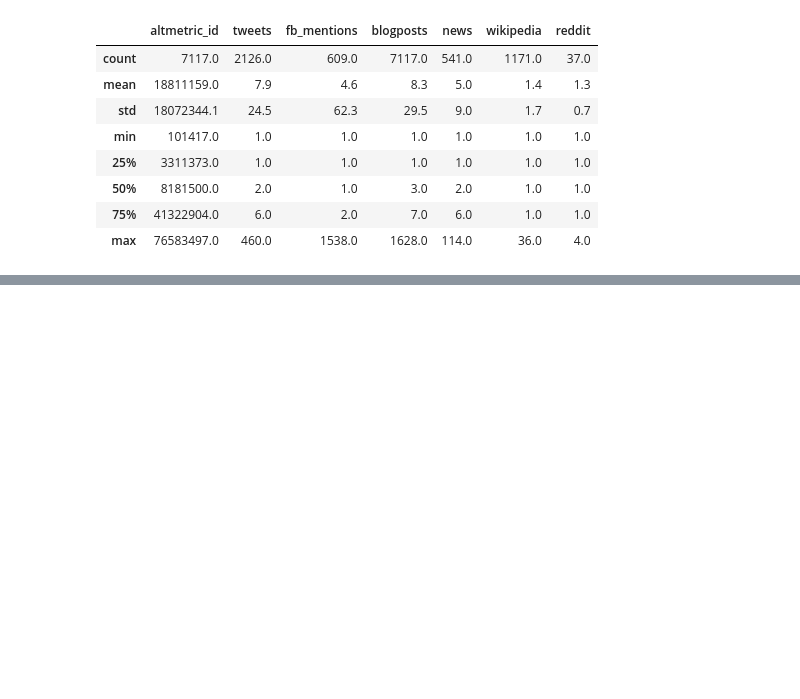
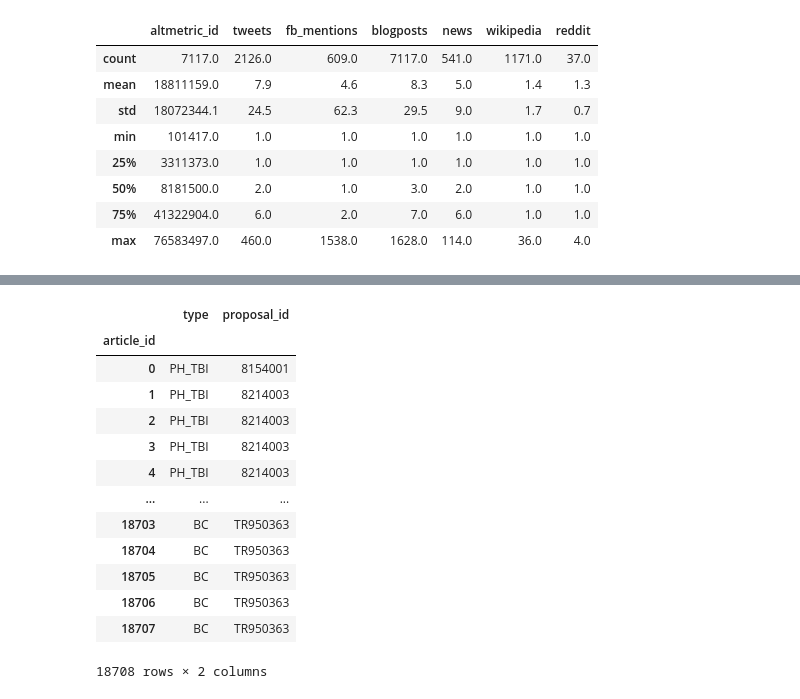
Before and after one commit to ScholCommLab/tracking-grants, a Jupyter notebook: notebooks/reports/interim_report_1.ipynb, the cells around one changed output, grey strips where cells are left out. Cells and saved outputs as stored; diff of their text form; code cells hidden in the pictures; blank space fills up the shorter version.

```diff
--- a/notebooks/reports/interim_report_1.ipynb
+++ b/notebooks/reports/interim_report_1.ipynb
@@ -133,0 +165,17 @@ df2.describe().round(1)
+# %%
+article_metadata
+# %% [output]
+|  | type | proposal_id |
+| article_id |  |  |
+| 0 | PH_TBI | 8154001 |
+| 1 | PH_TBI | 8214003 |
+| 2 | PH_TBI | 8214003 |
+| 3 | PH_TBI | 8214003 |
+| 4 | PH_TBI | 8214003 |
+| ... | ... | ... |
+| 18703 | BC | TR950363 |
+| 18704 | BC | TR950363 |
+| 18705 | BC | TR950363 |
+| 18706 | BC | TR950363 |
+| 18707 | BC | TR950363 |
+18708 rows × 2 columns
```
Also changed, not shown: parts of 12 cells of this notebook.
